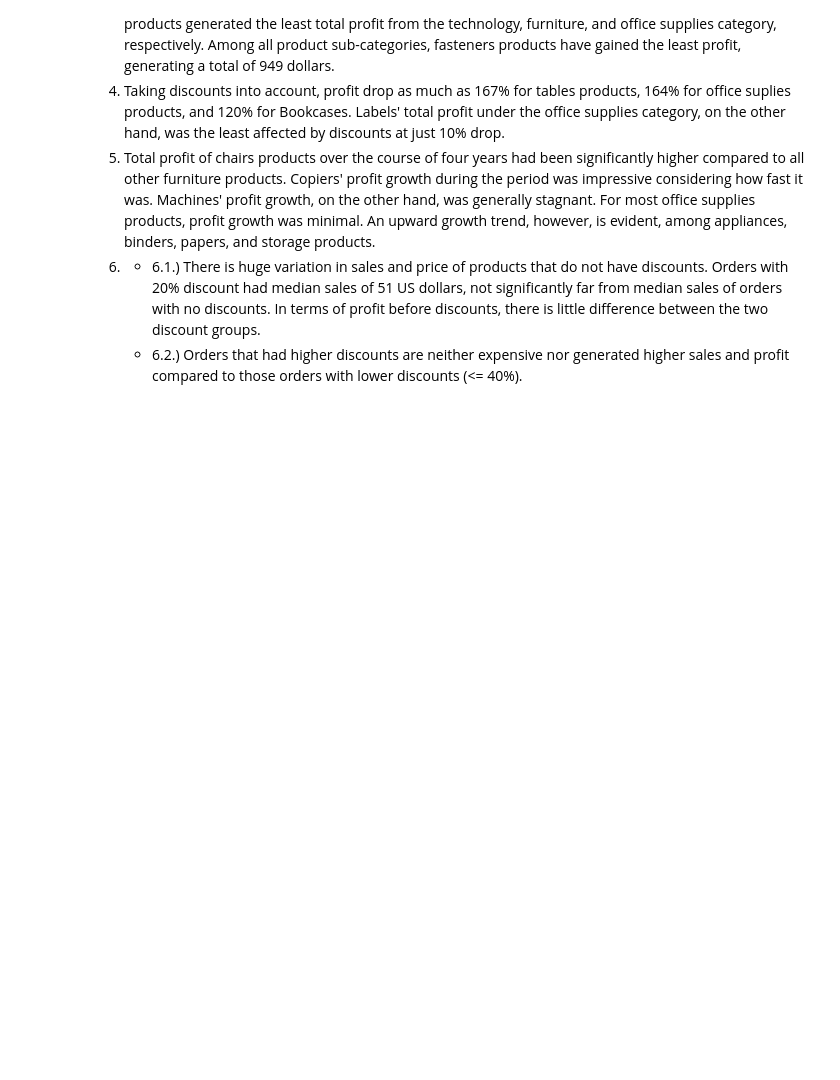
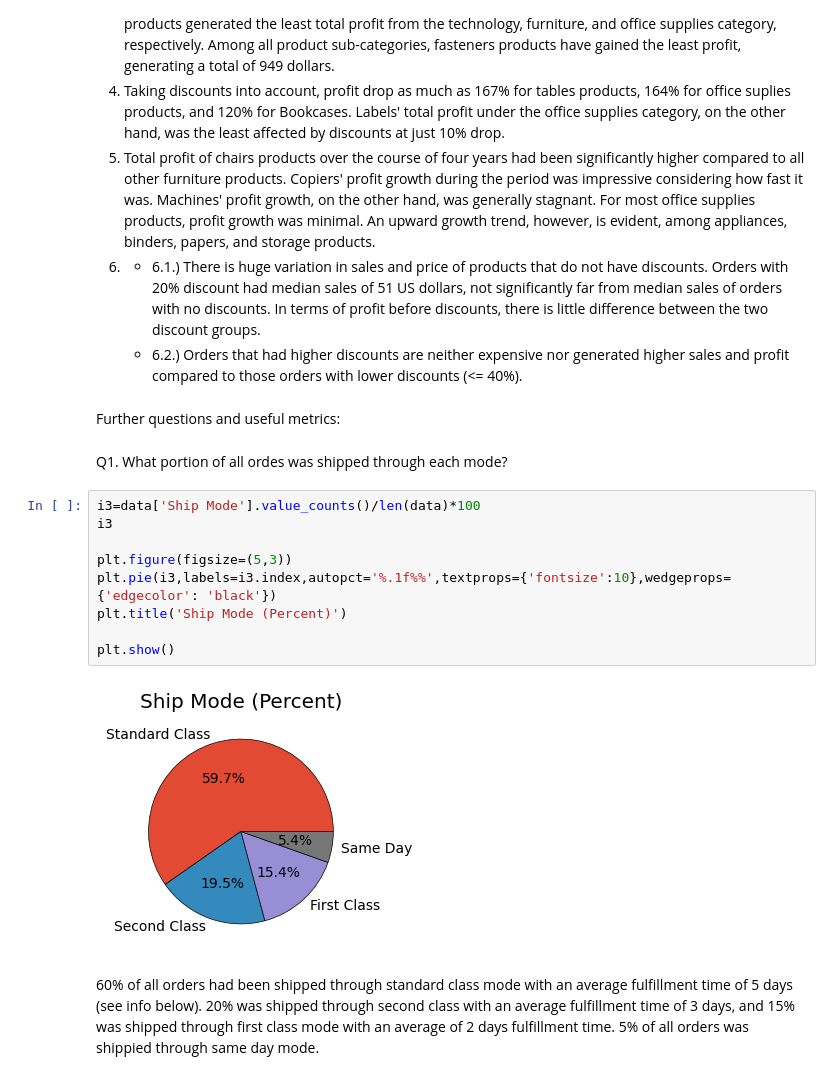
Before and after one commit to mantra0519/Retail_store_analysis, a Jupyter notebook: store_analysis.ipynb, the cells around one changed output. Saved outputs shown, nothing was run; the diff lists cells and outputs as text; blank space fills up the shorter version.

Commit message:
adding some usefule metrices

```diff
--- a/store_analysis.ipynb
+++ b/store_analysis.ipynb
@@ -923,3 +923,20 @@ The table above shows there were 4798 orders that had no discount while 300 orde
 5. Total profit of chairs products over the course of four years had been significantly higher compared to all other furniture products. Copiers' profit growth during the period was impressive considering how fast it was. Machines' profit growth, on the other hand, was generally stagnant. For most office supplies products, profit growth was minimal. An upward growth trend, however, is evident, among appliances, binders, papers, and storage products.
 6. - 6.1.) There is huge variation in sales and price of products that do not have discounts. Orders with 20% discount had median sales of 51 US dollars, not significantly far from median sales of orders with no discounts. In terms of profit before discounts, there is little difference between the two discount groups.
    - 6.2.) Orders that had higher discounts are neither expensive nor generated higher sales and profit compared to those orders with lower discounts (<= 40%).
+# %% [markdown]
+Further questions and useful metrics:
+# %% [markdown]
+Q1. What portion of all ordes was shipped through each mode?
+# %%
+i3=data['Ship Mode'].value_counts()/len(data)*100
+i3
+
+plt.figure(figsize=(5,3))
+plt.pie(i3,labels=i3.index,autopct='%.1f%%',textprops={'fontsize':10},wedgeprops={'edgecolor': 'black'})
+plt.title('Ship Mode (Percent)')
+
+plt.show()
+# %% [output]
+[figure, added]
+# %% [markdown]
+60% of all orders had been shipped through standard class mode with an average fulfillment time of 5 days (see info below). 20% was shipped through second class with an average fulfillment time of 3 days, and 15% was shipped through first class mode with an average of 2 days fulfillment time. 5% of all orders was shippied through same day mode.
```
Also changed, not shown: parts of 9 cells of this notebook.
